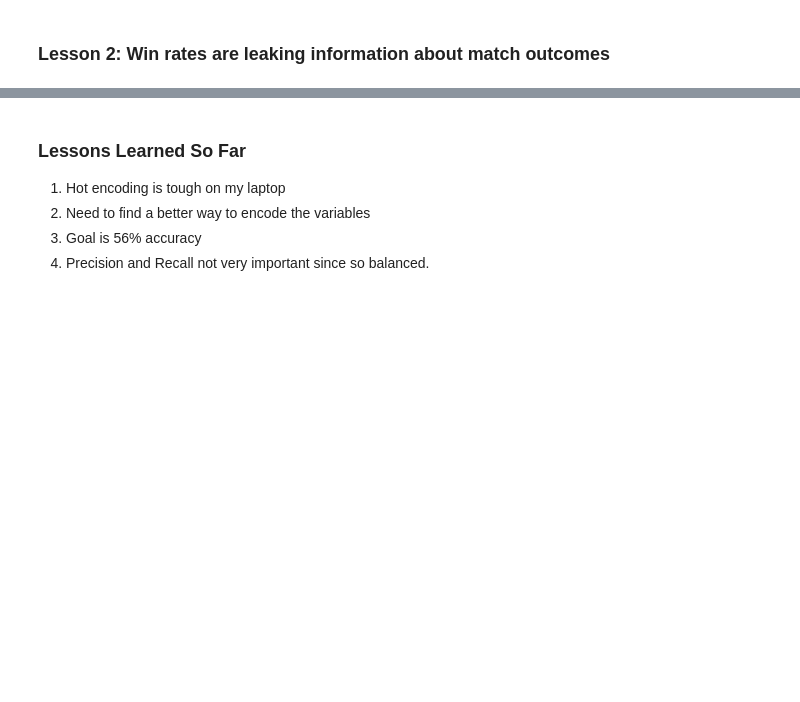
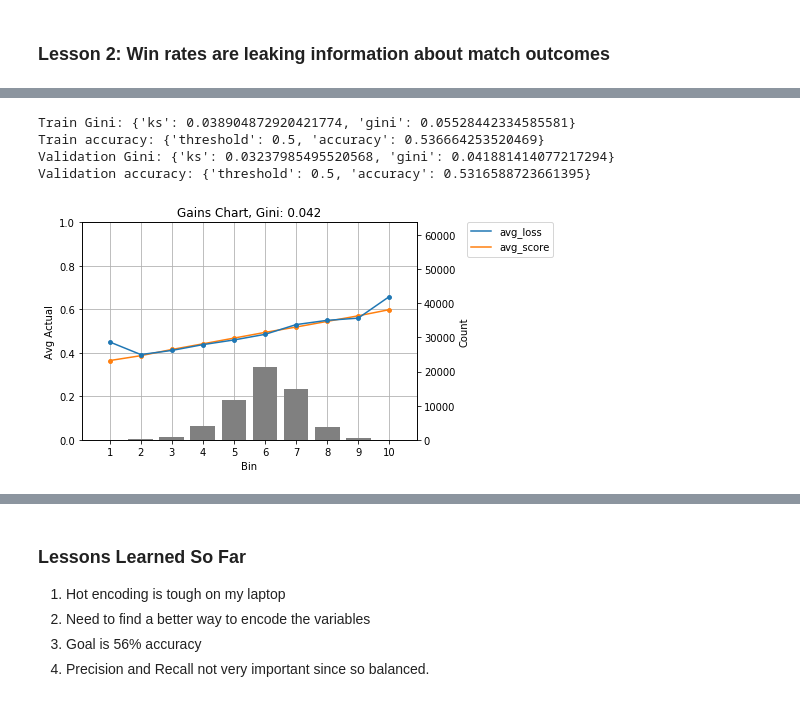
Before and after one commit to bushal01/league-ml2, a Jupyter notebook: notebooks/presentation.ipynb, the cells around one changed output, grey strips where cells are left out. Drawn from its saved outputs; the diff is of its cells as text; code cells hidden in the pictures; blank space fills up the shorter version.

```diff
--- a/notebooks/presentation.ipynb
+++ b/notebooks/presentation.ipynb
@@ -187,0 +294,3 @@ mpf.lorenz_curve(train_wr['team_100_win'], train_pred, valid_wr['team_100_win'],
+# %%
+champ_classes = pd.read_csv('../data/interim/champ_classes.csv', index_col=0)
+champ_classes.head()
@@ -187,0 +342,36 @@ mpf.lorenz_curve(train_wr['team_100_win'], train_pred, valid_wr['team_100_win'],
+# %%
+train_cc.drop(lane_cols, axis=1, inplace=True)
+valid_cc.drop(lane_cols, axis=1, inplace=True)
+
+gbm_params = {'learning_rate': 0.02,
+              'n_estimators': 500,
+              'min_samples_split': 1000,
+              'min_samples_leaf': 500,
+              'max_depth': 5,
+              'random_state': 752}
+gbm_model = sklearn.ensemble.GradientBoostingRegressor(**gbm_params)
+gbm_model_fit = gbm_model.fit(train_cc.drop(['team_100_win'], axis=1), train_cc['team_100_win'])
+n_est_performance = mpf.gbm_best_iter(gbm_model_fit, valid_cc.drop(['team_100_win'], axis=1), valid_cc['team_100_win'])
+# %%
+ctr = 1
+for prediction in gbm_model_fit.staged_predict(train_cc.drop(['team_100_win'], axis=1)):
+    if ctr == n_est_performance['best_iter']:
+        gbm_train_pred = prediction
+    ctr = ctr + 1
+ctr = 1
+for prediction in gbm_model_fit.staged_predict(valid_cc.drop(['team_100_win'], axis=1)):
+    if ctr == n_est_performance['best_iter']:
+        gbm_validation_pred = prediction
+    ctr = ctr + 1
+# %%
+print("Train Gini: " + str(mpf.ks_gini(train_cc['team_100_win'], gbm_train_pred)))
+print("Train accuracy: " + str(mpf.best_threshold(train_cc['team_100_win'], gbm_train_pred)))
+print("Validation Gini: " + str(mpf.ks_gini(valid_cc['team_100_win'], gbm_validation_pred)))
+print("Validation accuracy: " + str(mpf.best_threshold(valid_cc['team_100_win'], gbm_validation_pred)))
+mpf.gains_chart(valid_cc['team_100_win'], gbm_validation_pred, return_table=False)
+# %% [output]
+Train Gini: {'ks': 0.038904872920421774, 'gini': 0.05528442334585581}
+Train accuracy: {'threshold': 0.5, 'accuracy': 0.536664253520469}
+Validation Gini: {'ks': 0.03237985495520568, 'gini': 0.041881414077217294}
+Validation accuracy: {'threshold': 0.5, 'accuracy': 0.5316588723661395}
+[figure, added]
```
Also changed, not shown: parts of 35 cells of this notebook, 5 other files.
